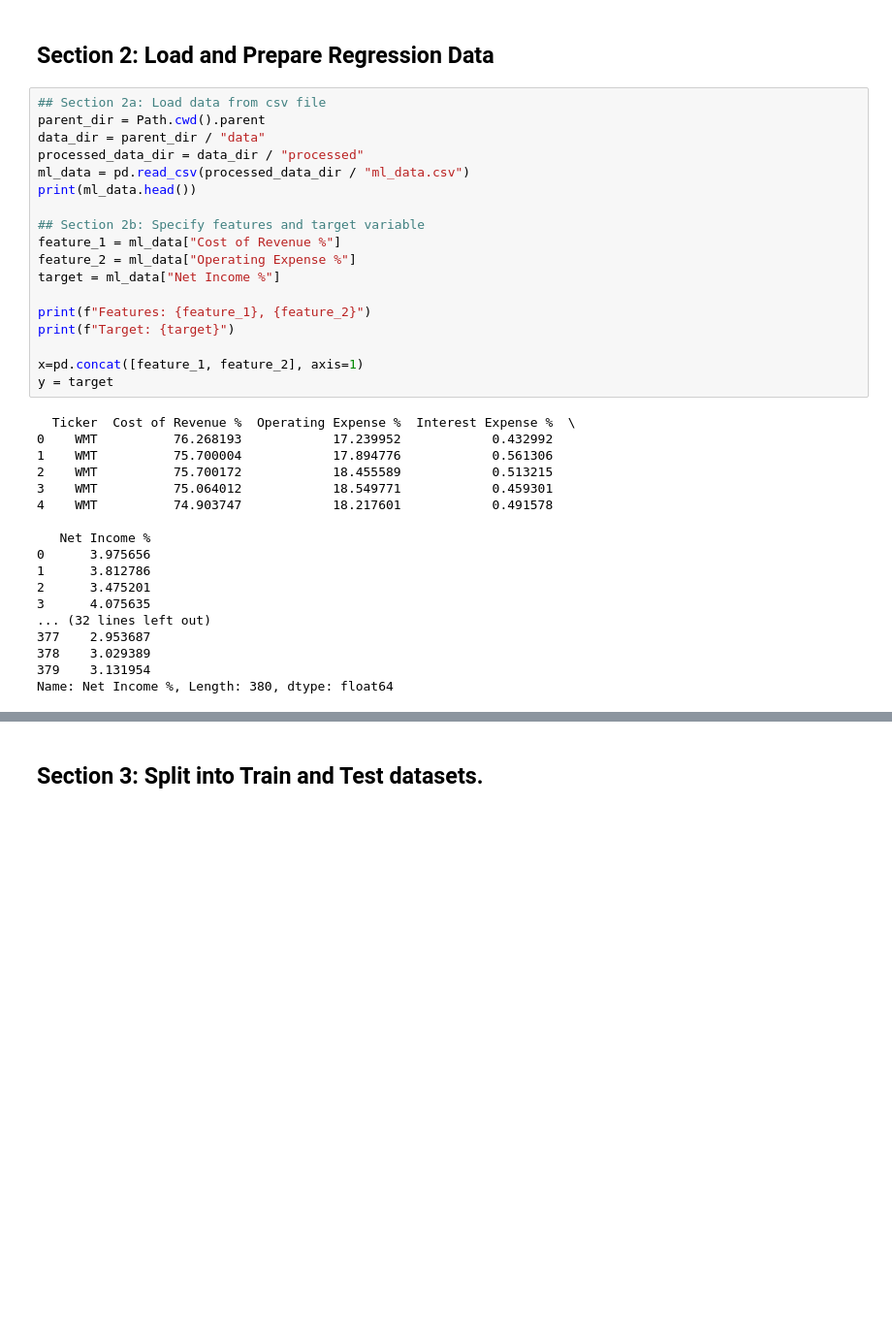
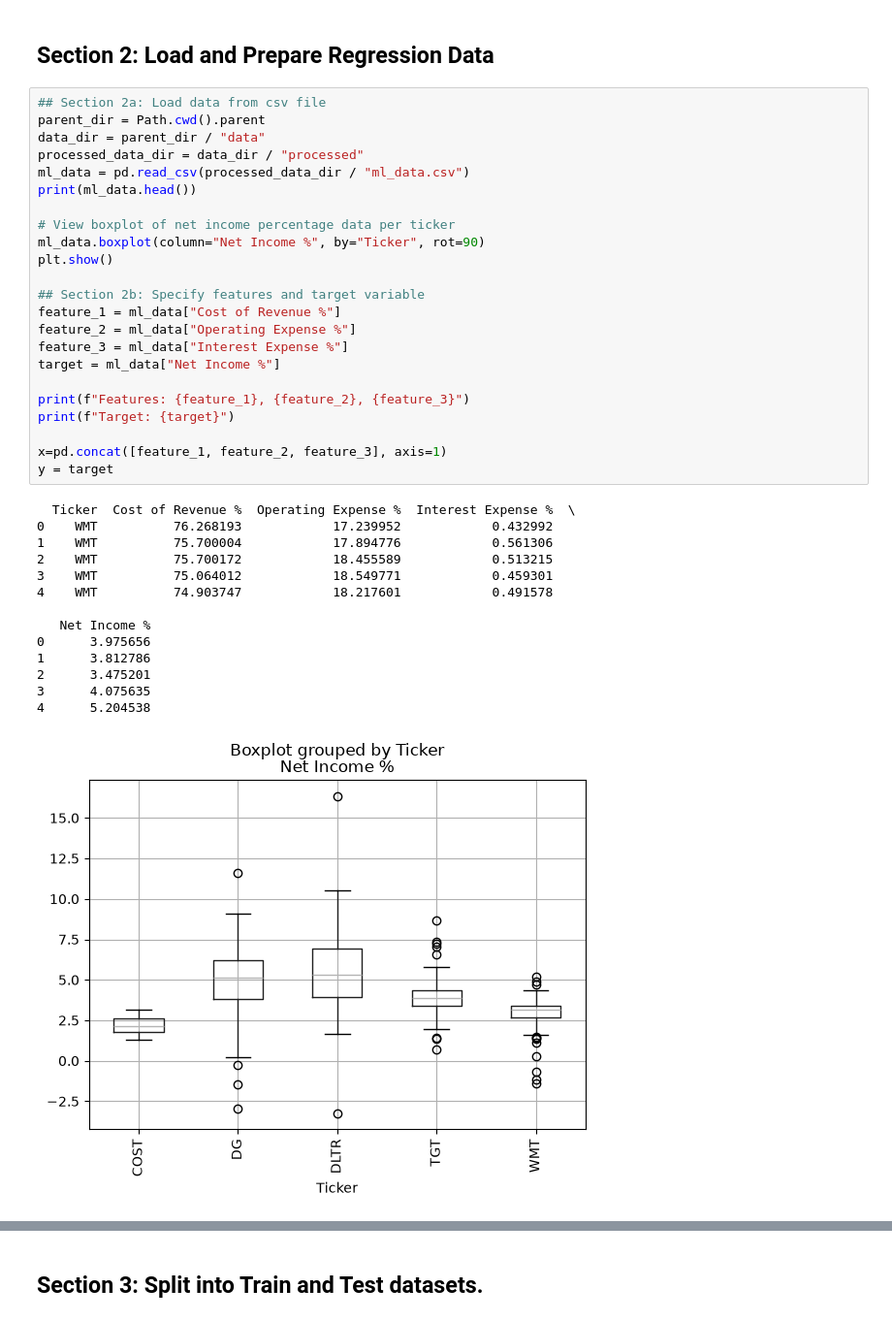
Before and after one commit to kwameape123/Fundamental-Analysis-and-Earnings-Modeling, a Jupyter notebook: notebooks/ML.ipynb, the cells around one changed output, grey strips where cells are left out. Shown at 97% size. Saved outputs shown, nothing was run; the diff lists cells and outputs as text; blank space fills up the shorter version.

```diff
--- a/notebooks/ML.ipynb
+++ b/notebooks/ML.ipynb
@@ -33,36 +33,38 @@ from sklearn.linear_model import TheilSenRegressor
 # %%
 ## Section 2a: Load data from csv file
 parent_dir = Path.cwd().parent
 data_dir = parent_dir / "data"
 processed_data_dir = data_dir / "processed"
 ml_data = pd.read_csv(processed_data_dir / "ml_data.csv")
 print(ml_data.head())
 
+# View boxplot of net income percentage data per ticker
+ml_data.boxplot(column="Net Income %", by="Ticker", rot=90)
+plt.show()
+
 ## Section 2b: Specify features and target variable
 feature_1 = ml_data["Cost of Revenue %"]
 feature_2 = ml_data["Operating Expense %"]
+feature_3 = ml_data["Interest Expense %"]
 target = ml_data["Net Income %"]
 
-print(f"Features: {feature_1}, {feature_2}")
+print(f"Features: {feature_1}, {feature_2}, {feature_3}")
 print(f"Target: {target}")
 
-x=pd.concat([feature_1, feature_2], axis=1)
+x=pd.concat([feature_1, feature_2, feature_3], axis=1)
 y = target
 # %% [output]
   Ticker  Cost of Revenue %  Operating Expense %  Interest Expense %  \
 0    WMT          76.268193            17.239952            0.432992
 1    WMT          75.700004            17.894776            0.561306
 2    WMT          75.700172            18.455589            0.513215
 3    WMT          75.064012            18.549771            0.459301
 4    WMT          74.903747            18.217601            0.491578
 
    Net Income %
 0      3.975656
 1      3.812786
 2      3.475201
 3      4.075635
-... (32 lines left out)
-377    2.953687
-378    3.029389
-379    3.131954
-Name: Net Income %, Length: 380, dtype: float64
+4      5.204538
+[figure, added]
```
Also changed, not shown: parts of 5 cells of this notebook, 2 other files.
